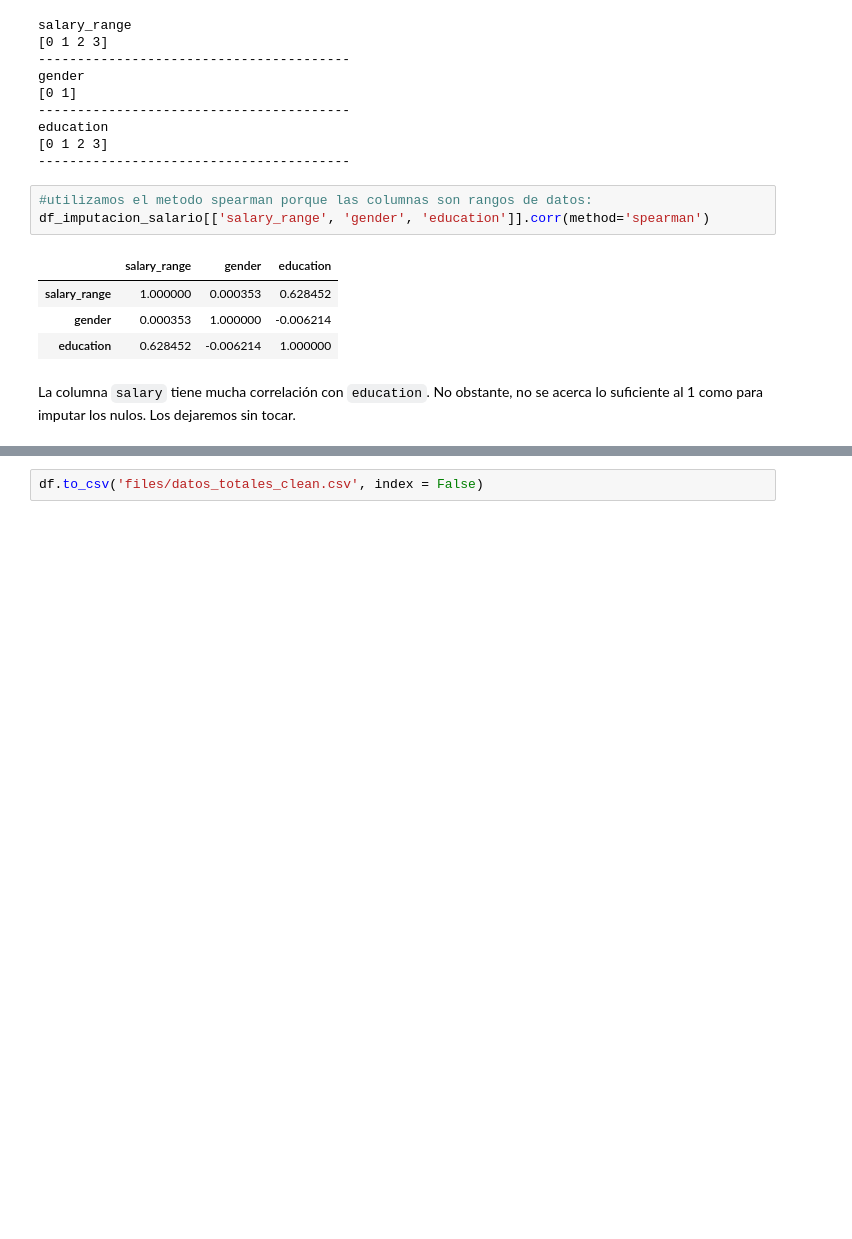
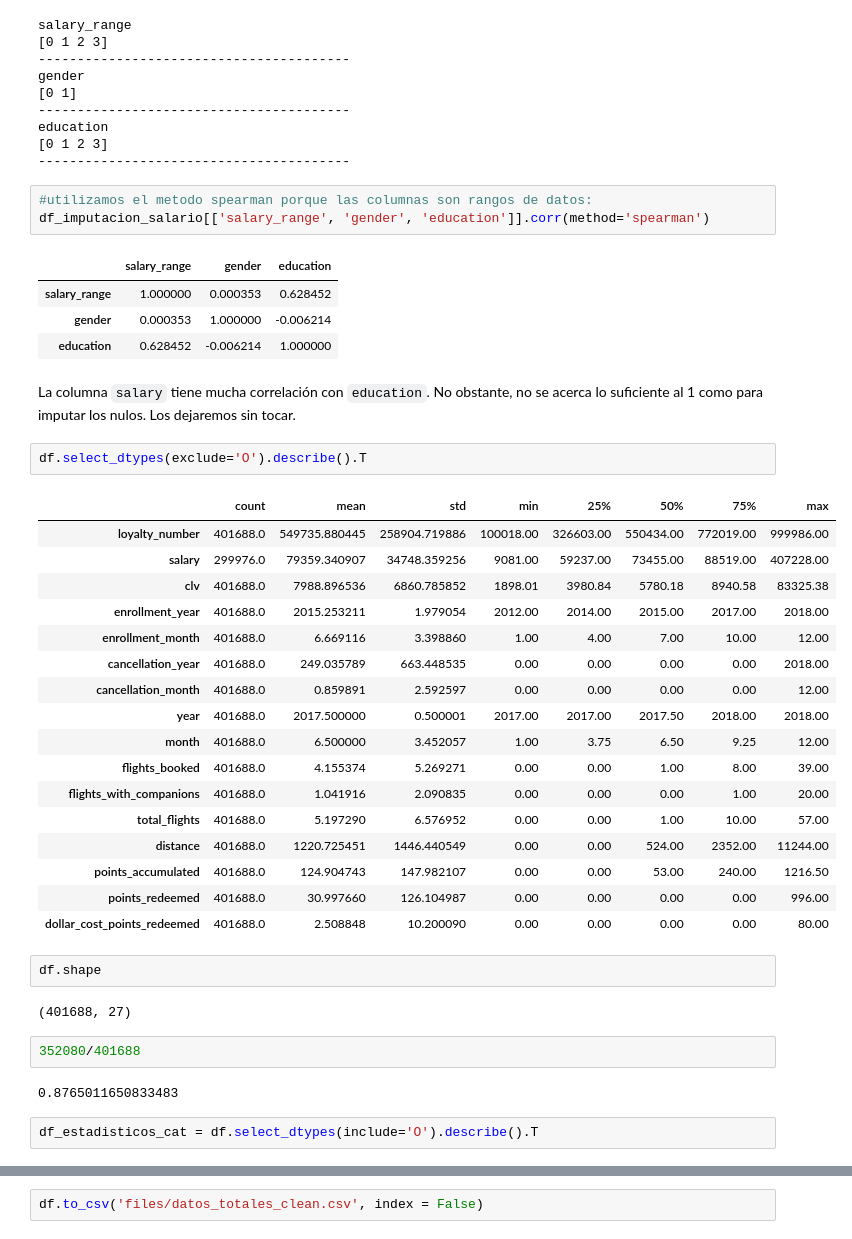
Before and after one commit to Adalab/bda-modulo-3-evaluacion-final-sansisimon, a Jupyter notebook: fase-1-eda-y-limpieza.ipynb, the cells around one changed output, grey strips where cells are left out. Saved outputs shown, nothing was run; the diff lists cells and outputs as text; blank space fills up the shorter version.

```diff
--- a/fase-1-eda-y-limpieza.ipynb
+++ b/fase-1-eda-y-limpieza.ipynb
@@ -662,3 +662,33 @@ df_imputacion_salario[['salary_range', 'gender', 'education']].corr(method='spea
 | education | 0.628452 | -0.006214 | 1.000000 |
 # %% [markdown]
 La columna `salary` tiene mucha correlación con `education`. No obstante, no se acerca lo suficiente al 1 como para imputar los nulos. Los dejaremos sin tocar.
+# %%
+df.select_dtypes(exclude='O').describe().T
+# %% [output]
+|  | count | mean | std | min | 25% | 50% | 75% | max |
+| loyalty_number | 401688.0 | 549735.880445 | 258904.719886 | 100018.00 | 326603.00 | 550434.00 | 772019.00 | 999986.00 |
+| salary | 299976.0 | 79359.340907 | 34748.359256 | 9081.00 | 59237.00 | 73455.00 | 88519.00 | 407228.00 |
+| clv | 401688.0 | 7988.896536 | 6860.785852 | 1898.01 | 3980.84 | 5780.18 | 8940.58 | 83325.38 |
+| enrollment_year | 401688.0 | 2015.253211 | 1.979054 | 2012.00 | 2014.00 | 2015.00 | 2017.00 | 2018.00 |
+| enrollment_month | 401688.0 | 6.669116 | 3.398860 | 1.00 | 4.00 | 7.00 | 10.00 | 12.00 |
+| cancellation_year | 401688.0 | 249.035789 | 663.448535 | 0.00 | 0.00 | 0.00 | 0.00 | 2018.00 |
+| cancellation_month | 401688.0 | 0.859891 | 2.592597 | 0.00 | 0.00 | 0.00 | 0.00 | 12.00 |
+| year | 401688.0 | 2017.500000 | 0.500001 | 2017.00 | 2017.00 | 2017.50 | 2018.00 | 2018.00 |
+| month | 401688.0 | 6.500000 | 3.452057 | 1.00 | 3.75 | 6.50 | 9.25 | 12.00 |
+| flights_booked | 401688.0 | 4.155374 | 5.269271 | 0.00 | 0.00 | 1.00 | 8.00 | 39.00 |
+| flights_with_companions | 401688.0 | 1.041916 | 2.090835 | 0.00 | 0.00 | 0.00 | 1.00 | 20.00 |
+| total_flights | 401688.0 | 5.197290 | 6.576952 | 0.00 | 0.00 | 1.00 | 10.00 | 57.00 |
+| distance | 401688.0 | 1220.725451 | 1446.440549 | 0.00 | 0.00 | 524.00 | 2352.00 | 11244.00 |
+| points_accumulated | 401688.0 | 124.904743 | 147.982107 | 0.00 | 0.00 | 53.00 | 240.00 | 1216.50 |
+| points_redeemed | 401688.0 | 30.997660 | 126.104987 | 0.00 | 0.00 | 0.00 | 0.00 | 996.00 |
+| dollar_cost_points_redeemed | 401688.0 | 2.508848 | 10.200090 | 0.00 | 0.00 | 0.00 | 0.00 | 80.00 |
+# %%
+df.shape
+# %% [output]
+(401688, 27)
+# %%
+352080/401688
+# %% [output]
+0.8765011650833483
+# %%
+df_estadisticos_cat = df.select_dtypes(include='O').describe().T
```
Also changed, not shown: parts of 3 cells of this notebook, 7 other files.
